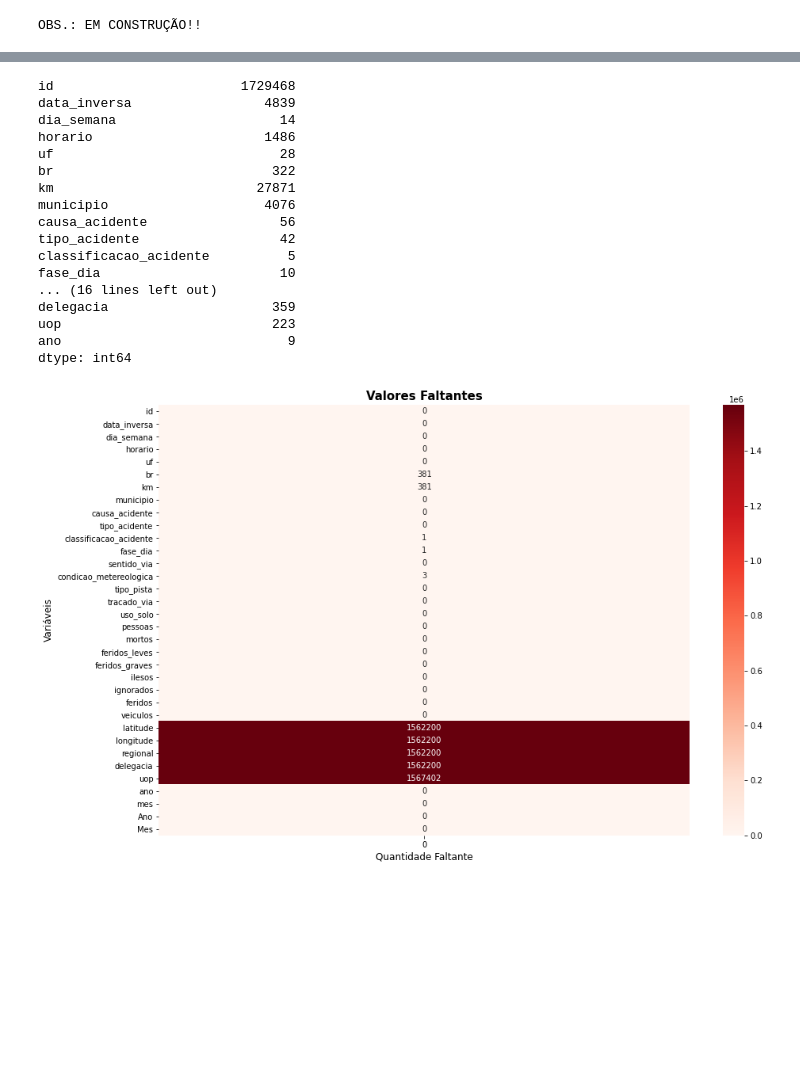
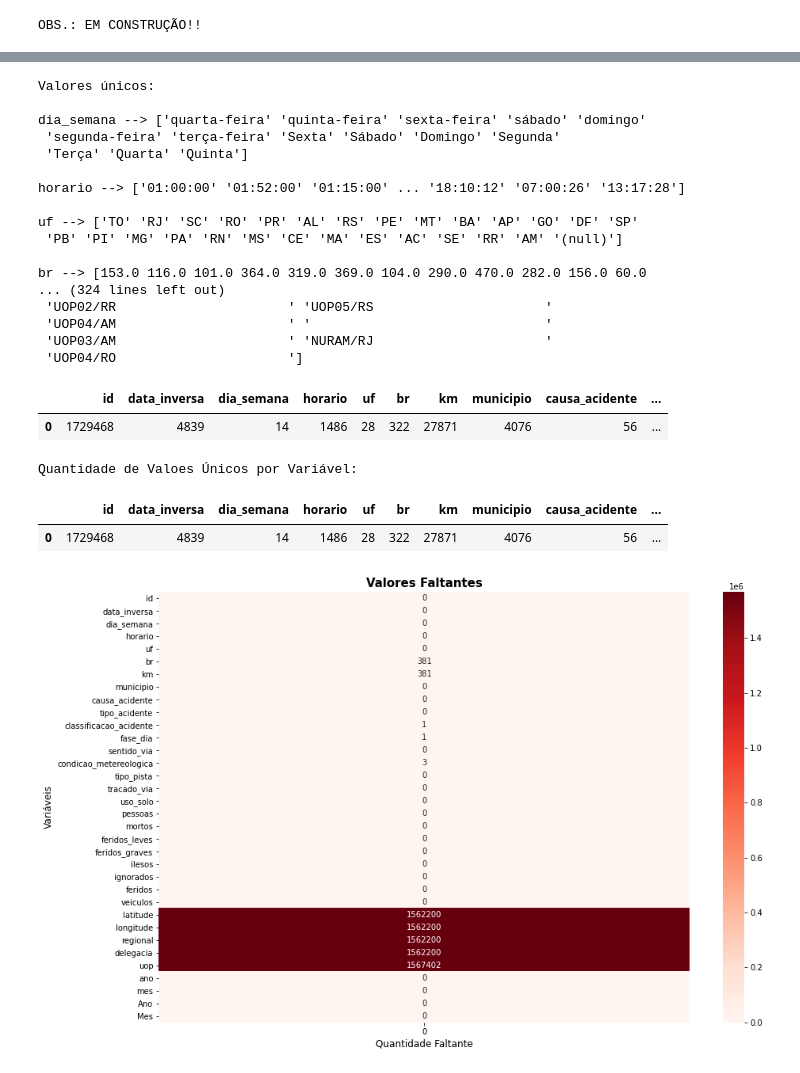
Before and after one commit to FelipeGBarreto/Projects, a Jupyter notebook: Acidentes_Rodovias_Federais.ipynb, the cells around one changed output, grey strips where cells are left out. Cells and saved outputs as stored; diff of their text form; code cells hidden in the pictures; blank space fills up the shorter version.

```diff
--- a/Acidentes_Rodovias_Federais.ipynb
+++ b/Acidentes_Rodovias_Federais.ipynb
@@ -57,23 +59,36 @@ memory usage: 440.4+ MB
-# %%
-dataset.nunique()
-# %% [output]
-id                        1729468
-data_inversa                 4839
-dia_semana                     14
-horario                      1486
-uf                             28
-br                            322
-km                          27871
-municipio                    4076
-causa_acidente                 56
-tipo_acidente                  42
-classificacao_acidente          5
-fase_dia                       10
-... (16 lines left out)
-delegacia                     359
-uop                           223
-ano                             9
-dtype: int64
+# %%
+print("Valores únicos:\n")
+for field in dataset.columns:
+    if np.dtype(dataset[field]) == 'object':
+        print("{} --> {}\n".format(field,dataset[field].unique()))
+dataset.nunique().to_frame().T
+# %% [output]
+Valores únicos:
+
+dia_semana --> ['quarta-feira' 'quinta-feira' 'sexta-feira' 'sábado' 'domingo'
+ 'segunda-feira' 'terça-feira' 'Sexta' 'Sábado' 'Domingo' 'Segunda'
+ 'Terça' 'Quarta' 'Quinta']
+
+horario --> ['01:00:00' '01:52:00' '01:15:00' ... '18:10:12' '07:00:26' '13:17:28']
+
+uf --> ['TO' 'RJ' 'SC' 'RO' 'PR' 'AL' 'RS' 'PE' 'MT' 'BA' 'AP' 'GO' 'DF' 'SP'
+ 'PB' 'PI' 'MG' 'PA' 'RN' 'MS' 'CE' 'MA' 'ES' 'AC' 'SE' 'RR' 'AM' '(null)']
+
+br --> [153.0 116.0 101.0 364.0 319.0 369.0 104.0 290.0 470.0 282.0 156.0 60.0
+... (324 lines left out)
+ 'UOP02/RR                      ' 'UOP05/RS                      '
+ 'UOP04/AM                      ' '                              '
+ 'UOP03/AM                      ' 'NURAM/RJ                      '
+ 'UOP04/RO                      ']
+|  | id | data_inversa | dia_semana | horario | uf | br | km | municipio | causa_acidente | ... |
+| 0 | 1729468 | 4839 | 14 | 1486 | 28 | 322 | 27871 | 4076 | 56 | ... |
+# %%
+print("Quantidade de Valoes Únicos por Variável:\n")
+dataset.nunique().to_frame().T
+# %% [output]
+Quantidade de Valoes Únicos por Variável:
+|  | id | data_inversa | dia_semana | horario | uf | br | km | municipio | causa_acidente | ... |
+| 0 | 1729468 | 4839 | 14 | 1486 | 28 | 322 | 27871 | 4076 | 56 | ... |
 # %%
 plt.figure(figsize=(15,10))
 plt.title('Valores Faltantes',fontweight='bold', fontsize=15)
```
Also changed, not shown: parts of 7 cells of this notebook.
